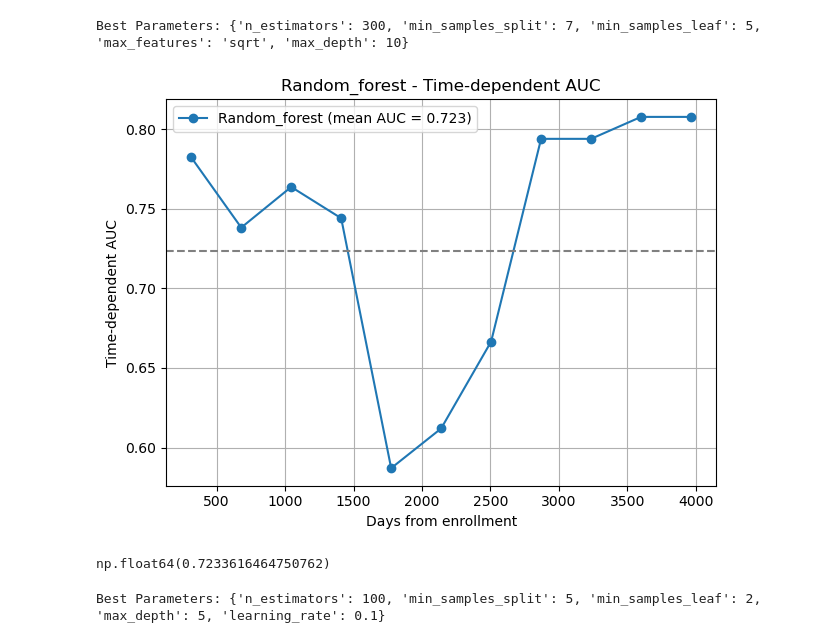
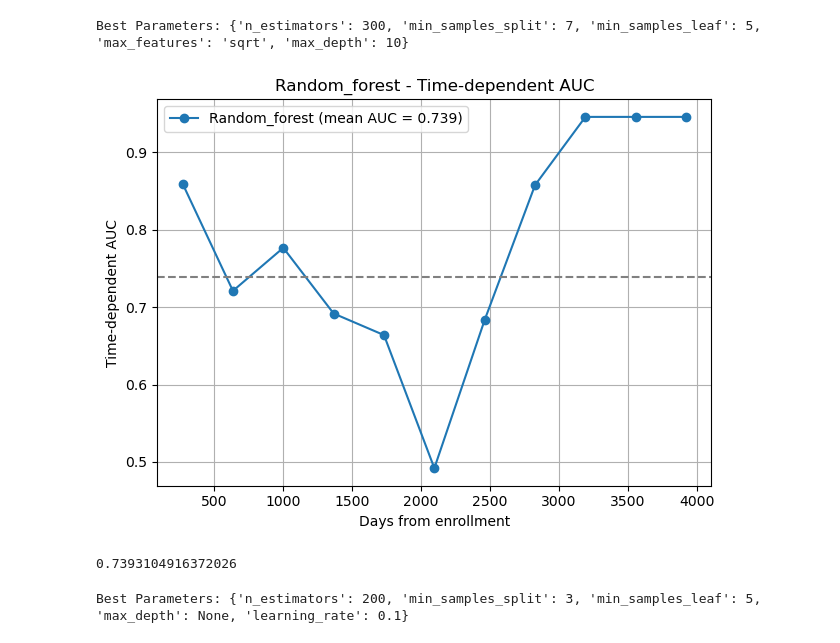
Before and after one commit to RandFa/CRC_cancer, a Jupyter notebook: notebooks/04_survival.ipynb, the cells around one changed output. Drawn from its saved outputs; the diff is of its cells as text; code cells hidden in the pictures.

```diff
--- a/notebooks/04_survival.ipynb
+++ b/notebooks/04_survival.ipynb
@@ -81,8 +107,6 @@ sys.path.append('../notebooks')
 # %%
-# load processed dataframes
-metadata_df = pd.read_csv('../data/cancer_metadata.csv', index_col=0)
-expression = pd.read_csv('../data/cancer_tmm_log.csv', index_col=0)
-metadata_df = metadata_df[metadata_df['os_time'] >=180]
+# filtering ealy events
+metadata_df = metadata_df[(metadata_df['os_time'] >=180)&(metadata_df['os_time'] <=4000)]
 expression = expression.loc[metadata_df.index]
 expression.shape
 # %% [output]
@@ -120,7 +144,7 @@ metadata_df = metadata_df.drop(columns=['os_status','os_time'])
 train_df, test_df, y_train, y_test = train_test_split(expression, y,test_size=0.2, random_state=42,stratify=y['event'])
 
 # selectin best features from expression
-bestk = SelectKBest(score_func=f_classif, k=50)
+bestk = SelectKBest(score_func=f_classif, k=30)
 bestk.fit(train_df,y_train)
 X_train_selected = bestk.transform(train_df)
 selected_feature_names = train_df.columns[bestk.get_support()]
@@ -214,38 +264,38 @@ Best Parameters: {'n_estimators': 300, 'min_samples_split': 7, 'min_samples_leaf
 # %%
 os.makedirs("../results/cancer_survival", exist_ok=True)
 # %% AUC Plotting function to be used later
 def plot_auc(model_name, y_train, y_test, preds, intervals, output_dir):
     """
     Plot and save time-dependent AUC curve.
     """
     auc, mean_auc = cumulative_dynamic_auc(y_train, y_test, preds, intervals)
     plt.figure()
     plt.plot(intervals, auc, marker="o", label=f"{model_name} (mean AUC = {mean_auc:.3f})")
     plt.axhline(mean_auc, linestyle="--", color='gray')
     plt.xlabel("Days from enrollment")
     plt.ylabel("Time-dependent AUC")
     plt.title(f"{model_name} - Time-dependent AUC")
     plt.grid(True)
     plt.legend()
     plt.tight_layout()
     plt.savefig(os.path.join(output_dir, f"{model_name}_auc_plot.png"))
     plt.show()
     plt.close()
     return mean_auc
 #plot random forest AUC
 y_min,y_max = np.min(y_test['time']), np.max(y_test['time'])
-intervals = np.arange(y_min+100,y_max,365)
+intervals = np.arange(y_min+90,y_max,365)
 plot_auc("Random_forest",y_train,y_test,rsf_predict,intervals, "../results/cancer_survival")
 # %% [output]
-[figure, old version]
+[figure, new version]
-np.float64(0.7233616464750762)
+0.7393104916372026
 # %%
 # define the gradient boosting forest model
 gbs = GradientBoostingSurvivalAnalysis(random_state=42)
 
 # Define the parameter distribution
 param_dist = {
-    "n_estimators": [50,57,100,200],
+    "n_estimators": [50,75,100,200],
     "max_depth": [3, 5, 10, None],
     "min_samples_split": [2,3,5,7],
     "min_samples_leaf": [2,3,5],
@@ -273,7 +323,7 @@ best_gbs = random_search.best_estimator_
 best_gbs.fit(X_train, y_train)
 gbs_predict = best_gbs.predict(X_test)
 # %% [output]
-Best Parameters: {'n_estimators': 100, 'min_samples_split': 5, 'min_samples_leaf': 2, 'max_depth': 5, 'learning_rate': 0.1}
+Best Parameters: {'n_estimators': 200, 'min_samples_split': 3, 'min_samples_leaf': 5, 'max_depth': None, 'learning_rate': 0.1}
 # %%
 # plot AUC
 plot_auc('Gradiant Boosting',y_train,y_test,gbs_predict,intervals, "../results/cancer_survival")
```
Also changed, not shown: parts of 13 cells of this notebook, 59 other files.
